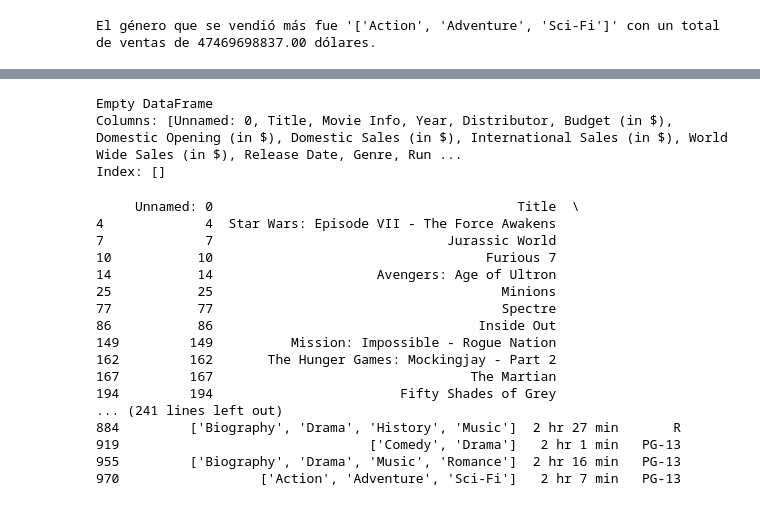
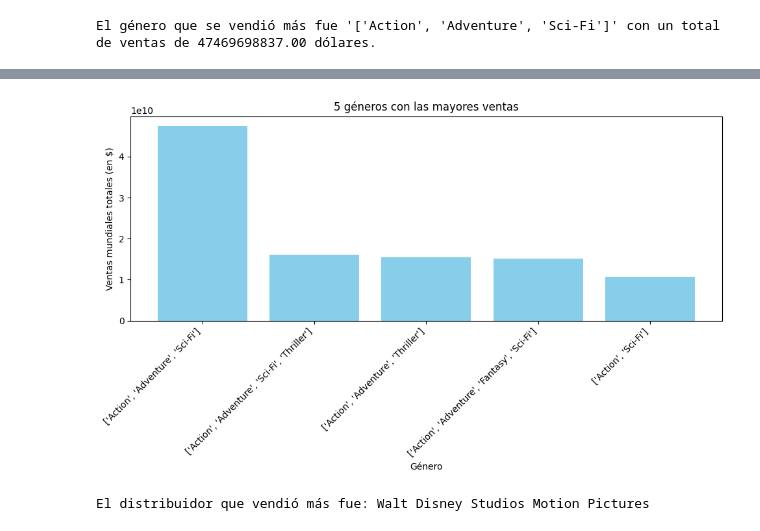
Before and after one commit to DianaRivas98/Proyecto-Big-Data, a Jupyter notebook: Proyecto_BigData___1.ipynb, the cells around one changed output, grey strips where cells are left out. Drawn from its saved outputs; the diff is of its cells as text; code cells hidden in the pictures.

```diff
--- a/Proyecto_BigData___1.ipynb
+++ b/Proyecto_BigData___1.ipynb
@@ -263,6 +188,0 @@ Index: []
-# %%
-print(filtered3_df)
-# %% [output]
-Empty DataFrame
-Columns: [Unnamed: 0, Title, Movie Info, Year, Distributor, Budget (in $), Domestic Opening (in $), Domestic Sales (in $), International Sales (in $), World Wide Sales (in $), Release Date, Genre, Run ...
-Index: []
@@ -271,20 +189,16 @@ filtered_df = df[(df['Year'] >= 2015) & (df['Year'] <= 2018)]
-# %%
-print(filtered_df)
-# %% [output]
-     Unnamed: 0                                       Title  \
-4             4  Star Wars: Episode VII - The Force Awakens
-7             7                              Jurassic World
-10           10                                   Furious 7
-14           14                     Avengers: Age of Ultron
-25           25                                     Minions
-77           77                                     Spectre
-86           86                                  Inside Out
-149         149          Mission: Impossible - Rogue Nation
-162         162       The Hunger Games: Mockingjay - Part 2
-167         167                                 The Martian
-194         194                        Fifty Shades of Grey
-... (241 lines left out)
-884         ['Biography', 'Drama', 'History', 'Music']  2 hr 27 min       R
-919                                ['Comedy', 'Drama']   2 hr 1 min   PG-13
-955         ['Biography', 'Drama', 'Music', 'Romance']  2 hr 16 min   PG-13
-970                  ['Action', 'Adventure', 'Sci-Fi']   2 hr 7 min   PG-13
+# %%
+sales_by_genre = df_expanded.groupby('Genre')['World Wide Sales (in $)'].sum()
+# %%
+num_top_genres = 5
+top_genres = sales_by_genre.nlargest(num_top_genres)
+# %%
+plt.figure(figsize=(10, 6))
+plt.bar(top_genres.index, top_genres, color='skyblue')
+plt.xlabel('Género')
+plt.ylabel('Ventas mundiales totales (en $)')
+plt.title(f'{num_top_genres} géneros con las mayores ventas')
+plt.xticks(rotation=45, ha='right')
+plt.tight_layout()
+plt.show()
+# %% [output]
+[figure, added]
@@ -290,0 +211,6 @@ print(filtered_df)
+# %%
+distributor_highest_sales = df.groupby('Distributor')['World Wide Sales (in $)'].sum().idxmax()
+
+print(f"El distribuidor que vendió más fue: {distributor_highest_sales}")
+# %% [output]
+El distribuidor que vendió más fue: Walt Disney Studios Motion Pictures
```
Also changed, not shown: parts of 26 cells of this notebook.
